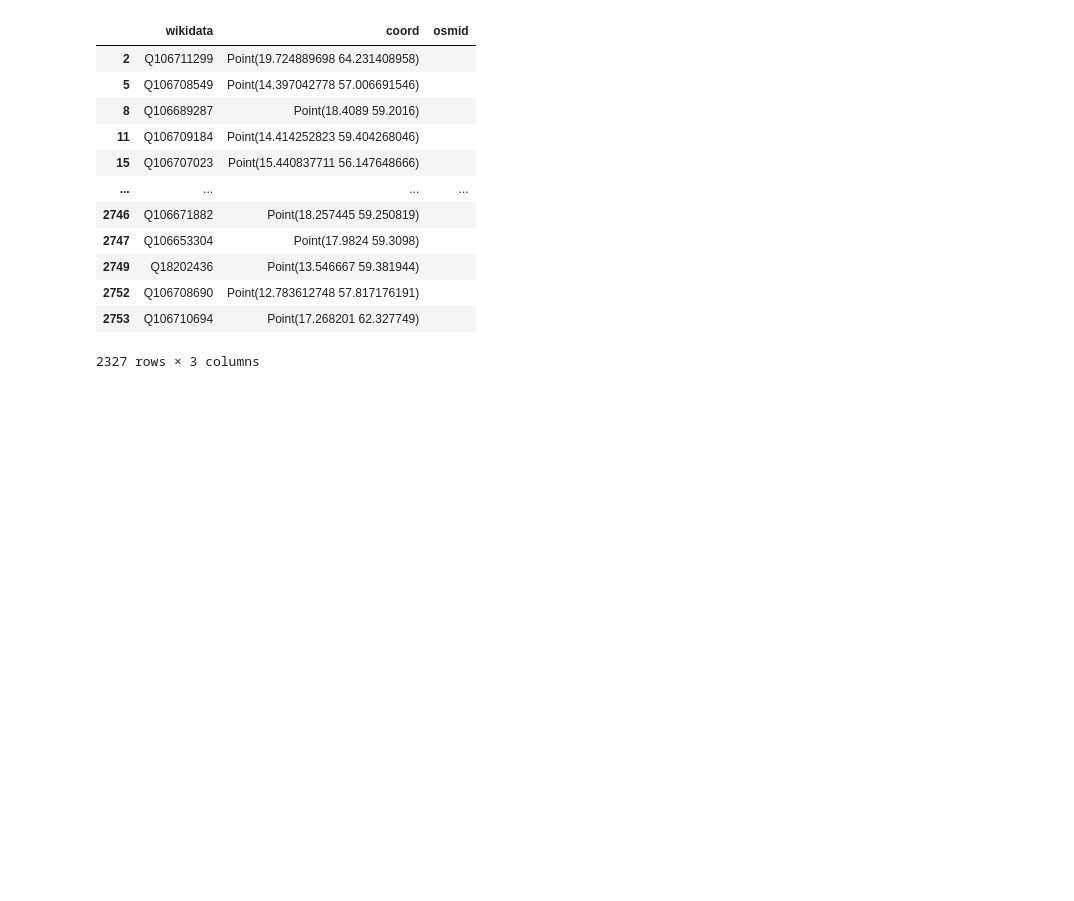
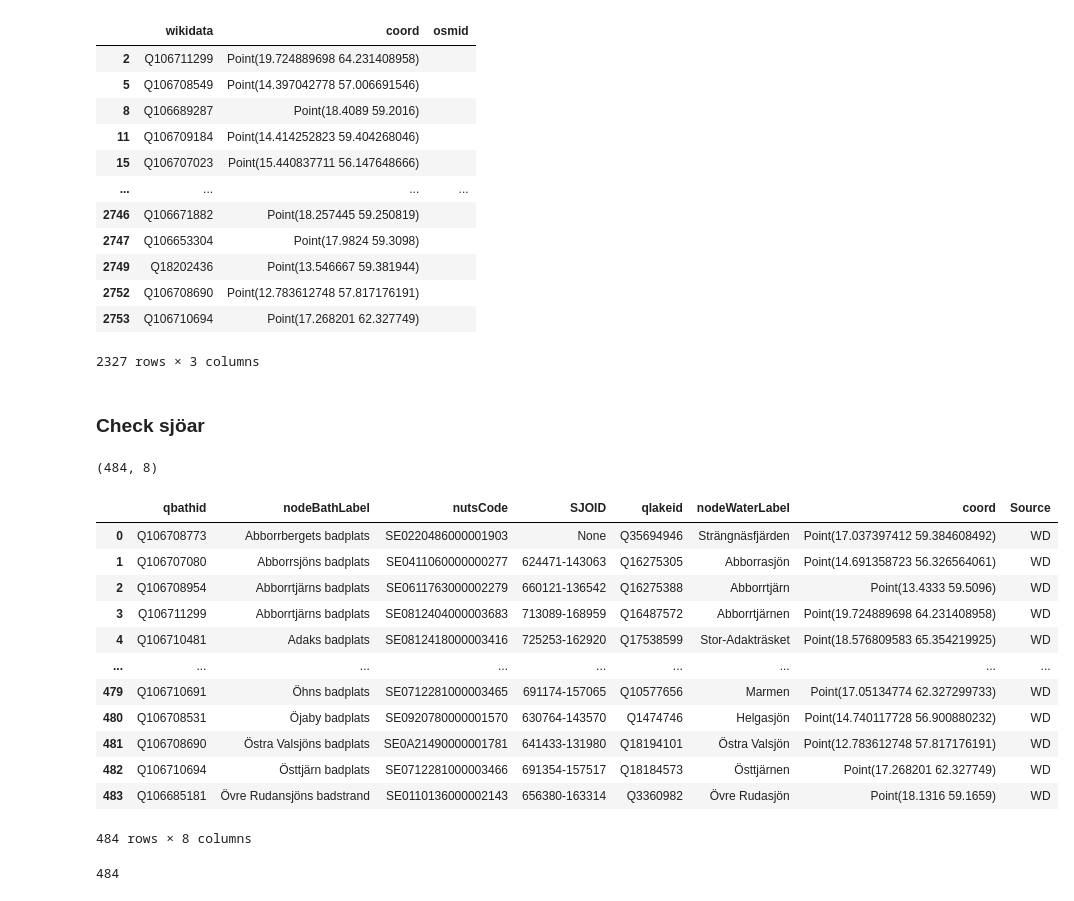
Before and after one commit to salgo60/Svenskabadplatser, a Jupyter notebook: Jupyter/OSM_Wikidata_Bathwater.ipynb, the cells around one changed output. Drawn from its saved outputs; the diff is of its cells as text; code cells hidden in the pictures; blank space fills up the shorter version.

Commit message:
Update OSM_Wikidata_Bathwater.ipynb
Added check sea

```diff
--- a/Jupyter/OSM_Wikidata_Bathwater.ipynb
+++ b/Jupyter/OSM_Wikidata_Bathwater.ipynb
@@ -155,3 +155,66 @@ OSMEmpty
 | 2752 | Q106708690 | Point(12.783612748 57.817176191) |  |
 | 2753 | Q106710694 | Point(17.268201 62.327749) |  |
 2327 rows × 3 columns
+# %% [markdown]
+### Check sjöar
+# %%
+# https://w.wiki/3LqW"
+querySea = """SELECT (REPLACE(STR(?nodeBath), ".*Q", "Q") AS ?qbathid) ?nodeBathLabel ?nutsCode ?SJOID
+(REPLACE(STR(?nodeWater), ".*Q", "Q") AS ?qlakeid) ?nodeWaterLabel ?coord WHERE {
+  ?nodeBath wdt:P6104 wd:Q106774536.
+  OPTIONAL { ?nodeBath wdt:P605 ?nutsCode. }
+  OPTIONAL { ?nodeBath wdt:P625 ?coord. }
+   {
+    ?nodeBath wdt:P206 ?nodeWater.
+    OPTIONAL { ?nodeWater wdt:P761 ?SJOID. }
+  }
+  SERVICE wikibase:label { bd:serviceParam wikibase:language "sv,en". }
+}
+ORDER BY (?nodeBathLabel)"""
+WDSea = get_sparql_dataframe(endpoint_url, querySea)
+WDSea["Source"] = "WD"
+WDSea.shape
+# %% [output]
+(484, 8)
+# %%
+WDSea
+# %% [output]
+|  | qbathid | nodeBathLabel | nutsCode | SJOID | qlakeid | nodeWaterLabel | coord | Source |
+| 0 | Q106708773 | Abborrbergets badplats | SE0220486000001903 | None | Q35694946 | Strängnäsfjärden | Point(17.037397412 59.384608492) | WD |
+| 1 | Q106707080 | Abborrsjöns badplats | SE0411060000000277 | 624471-143063 | Q16275305 | Abborrasjön | Point(14.691358723 56.326564061) | WD |
+| 2 | Q106708954 | Abborrtjärns badplats | SE0611763000002279 | 660121-136542 | Q16275388 | Abborrtjärn | Point(13.4333 59.5096) | WD |
+| 3 | Q106711299 | Abborrtjärns badplats | SE0812404000003683 | 713089-168959 | Q16487572 | Abborrtjärnen | Point(19.724889698 64.231408958) | WD |
+| 4 | Q106710481 | Adaks badplats | SE0812418000003416 | 725253-162920 | Q17538599 | Stor-Adakträsket | Point(18.576809583 65.354219925) | WD |
+| ... | ... | ... | ... | ... | ... | ... | ... | ... |
+| 479 | Q106710691 | Öhns badplats | SE0712281000003465 | 691174-157065 | Q10577656 | Marmen | Point(17.05134774 62.327299733) | WD |
+| 480 | Q106708531 | Öjaby badplats | SE0920780000001570 | 630764-143570 | Q1474746 | Helgasjön | Point(14.740117728 56.900880232) | WD |
+| 481 | Q106708690 | Östra Valsjöns badplats | SE0A21490000001781 | 641433-131980 | Q18194101 | Östra Valsjön | Point(12.783612748 57.817176191) | WD |
+| 482 | Q106710694 | Östtjärn badplats | SE0712281000003466 | 691354-157517 | Q18184573 | Östtjärnen | Point(17.268201 62.327749) | WD |
+| 483 | Q106685181 | Övre Rudansjöns badstrand | SE0110136000002143 | 656380-163314 | Q3360982 | Övre Rudasjön | Point(18.1316 59.1659) | WD |
+484 rows × 8 columns
+# %%
+listSea = []
+#for WD, row in WDBath.iterrows():
+for WD, row in tqdm(WDSea.iterrows(), total=WDBath.shape[0]):
+    #print(row["qlakeid"] )
+    url = "https://osm.wikidata.link/tagged/api/item/" + row["qlakeid"]
+
+    new_item = dict()
+    new_item['wikidata'] = row["qlakeid"]
+    r = http.request('GET', url)
+    data = json.loads(r.data.decode('utf-8'))
+    try:
+        #print ("ID: ", data["osm"][0]["id"])
+
+        osmid = data["osm"][0]["id"]
+
+    except:
+        #print ("error")
+        osmid =""
+    new_item['osmid'] = osmid
+    listSea.append(new_item)
+print (len(listSea))
+OSMSeatot = pd.DataFrame(listSea,
+                  columns=['wikidata','osmid'])
+# %% [output]
+484
```
Also changed, not shown: parts of 5 cells of this notebook.
